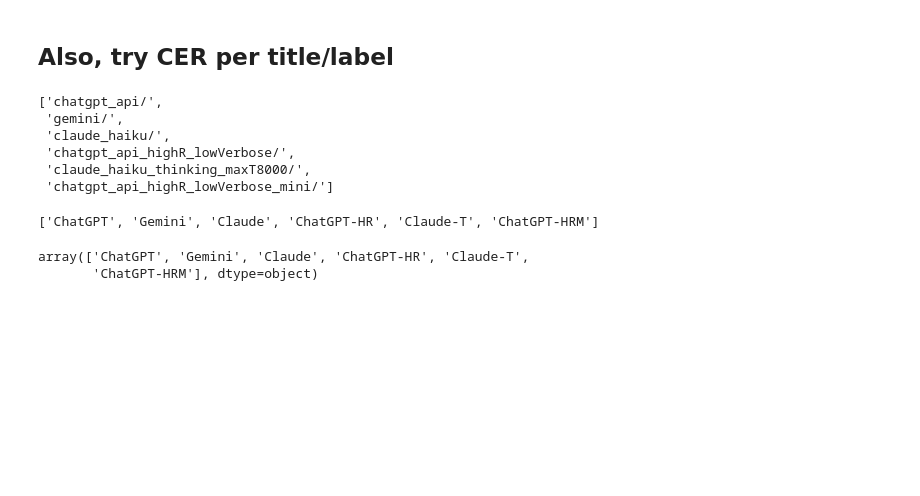
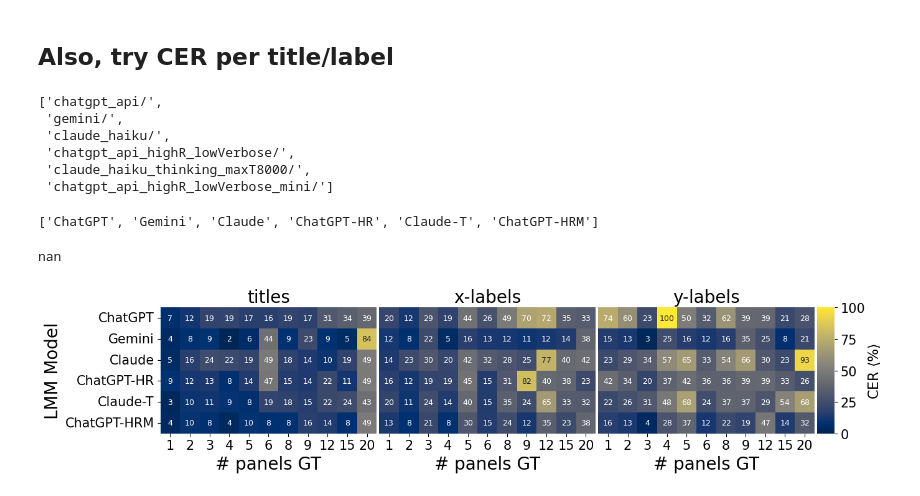
Before and after one commit to ReadingTimeMachine/LLM_VQA_MultiPanel, a Jupyter notebook: figure_notebooks/cer_titles_figure.ipynb, the cells around one changed output. Saved outputs shown, nothing was run; the diff lists cells and outputs as text; code cells hidden in the pictures; blank space fills up the shorter version.

```diff
--- a/figure_notebooks/cer_titles_figure.ipynb
+++ b/figure_notebooks/cer_titles_figure.ipynb
@@ -498,14 +500,16 @@ model_order
 # %%
 fixed_axis = '# panels GT'
 
-base = 5
+base = 3
 
 fontsize = 20
 tick_fontsize = 15
 legend_fontsize = 18
 barfontsize = 16
 cbar_tick_fontsize = 15
-annot_fontsize = 10
+annot_fontsize = 9
+#annot_fmt = '.1f'
+annot_fmt = '.0f' # whole numbers
 
 barpad = 2
 cmap = 'cividis'
@@ -537,7 +541,24 @@ except:
     pass
 
 fac = 1.5
-fig, axes = plt.subplots(1,len(questions_plot), figsize=(base*len(questions_plot)*fac, base))
+#fig, axes = plt.subplots(1,len(questions_plot), figsize=(base*len(questions_plot)*fac, base))
+
+
+n_plots = len(questions_plot)
+
+# add an extra narrow column for the colorbar
+# fig = plt.figure(figsize=(base*n_plots*fac, base))
+# gs = gridspec.GridSpec(1, n_plots + 1,
+#                        width_ratios=[1]*n_plots + [0.08],  # narrow last col for cbar
+#                        wspace=0.3)
+fig = plt.figure(figsize=(base*n_plots*fac, base), layout='constrained')
+gs = gridspec.GridSpec(1, n_plots + 1,
+                       width_ratios=[1]*n_plots + [0.08],
+                       figure=fig)  # bind GridSpec to figure for constrained_layout
+# update axis
+axes = [fig.add_subplot(gs[0, i]) for i in range(n_plots)]
+cbar_ax = fig.add_subplot(gs[0, n_plots])  # dedicated colorbar axis
+
 counts_df = {}
 
 for iq,q in enumerate(questions_plot):
@@ -622,43 +643,49 @@ for k,d in counts_df.items():
     if d['use bar']:
         acctag = d['accuracy tag']
         dfc = pd.DataFrame(d['df'])
         cgt = dfc.columns[~dfc.columns.isin(['Model',acctag])][0]
         pivot = dfc.pivot(index='Model', columns=cgt, values=acctag)
         pivot = pivot.reindex(model_order)
         cmapadder = ''
 
         is_leftmost = d['panel'] == 0
         is_rightmost = d['panel'] == len(counts_df) - 1
 
-        sns.heatmap(pivot, annot=True, fmt='.1f', cmap=cmap+cmapadder, vmin=0, vmax=100,
+        # sns.heatmap(pivot, annot=True, fmt=annot_fmt, cmap=cmap+cmapadder, vmin=0, vmax=100,
+        #             ax=axes[d['panel']], annot_kws={'size': annot_fontsize},
+        #             cbar=is_rightmost,                        # (3) colorbar only on rightmost
+        #             yticklabels=is_leftmost)                  # (2) y-tick labels only on leftmost
+        sns.heatmap(pivot, annot=True, fmt=annot_fmt, cmap=cmap+cmapadder, vmin=0, vmax=100,
                     ax=axes[d['panel']], annot_kws={'size': annot_fontsize},
-                    cbar=is_rightmost,                        # (3) colorbar only on rightmost
-                    yticklabels=is_leftmost)                  # (2) y-tick labels only on leftmost
+                    cbar=is_rightmost,
+                    cbar_ax=cbar_ax if is_rightmost else None,
+                    yticklabels=is_leftmost)
 
         # (1) move y-axis label to title, append existing title
         axes[d['panel']].set_title(k, fontsize=fontsize)
         axes[d['panel']].set_ylabel('')                       # remove "Model" y-axis label
         axes[d['panel']].set_xlabel(gttag, fontsize=fontsize)
         if d['panel'] == 0:
             axes[d['panel']].set_ylabel('LMM Model', fontsize=fontsize)
 
         # (3) colorbar label only on rightmost
+        # if is_rightmost:
+        #     cbar = axes[d['panel']].collections[0].colorbar
+        #     cbar.set_label(acctag, fontsize=barfontsize, labelpad=barpad)
+        #     cbar.ax.tick_params(labelsize=cbar_tick_fontsize)
         if is_rightmost:
-            cbar = axes[d['panel']].collections[0].colorbar
-            cbar.set_label(acctag, fontsize=barfontsize, labelpad=barpad)
-            cbar.ax.tick_params(labelsize=cbar_tick_fontsize)
-
+            cbar_ax.set_ylabel(acctag, fontsize=barfontsize, labelpad=barpad)
+            cbar_ax.tick_params(labelsize=cbar_tick_fontsize)
 
 # set font sizes
 for ax in axes:
     # Set tick label font sizes for second subplot
     ax.tick_params(axis='both', which='major', labelsize=tick_fontsize)
 
 
-fig.tight_layout()
+# fig.tight_layout()
+fig.get_layout_engine().set(w_pad=0.02, h_pad=0.02, hspace=0, wspace=0)
 fig.savefig(save_fig_dir + 'titles_cer_per.pdf')
+# %% [output]
+nan
+[figure, added]
-# %%
-dfsub['model'].unique()
-# %% [output]
-array(['ChatGPT', 'Gemini', 'Claude', 'ChatGPT-HR', 'Claude-T',
-       'ChatGPT-HRM'], dtype=object)
```
Also changed, not shown: parts of 1 cell of this notebook.
